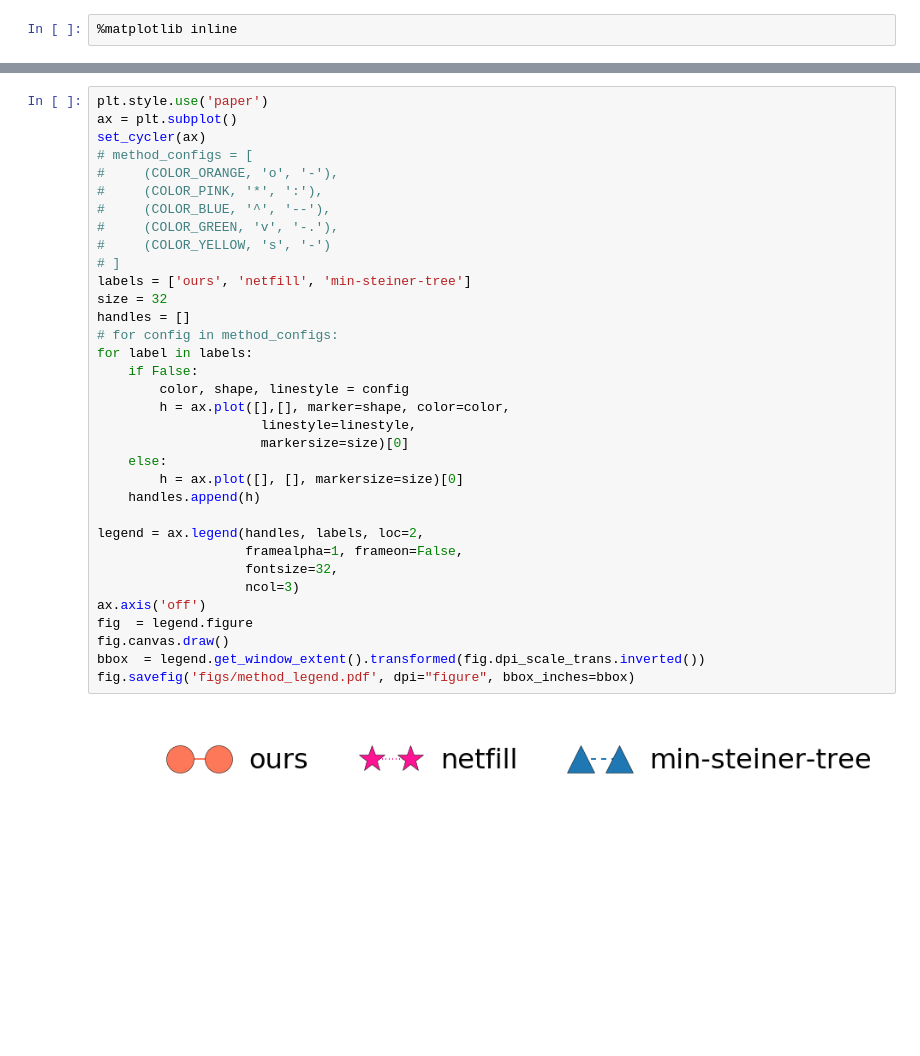
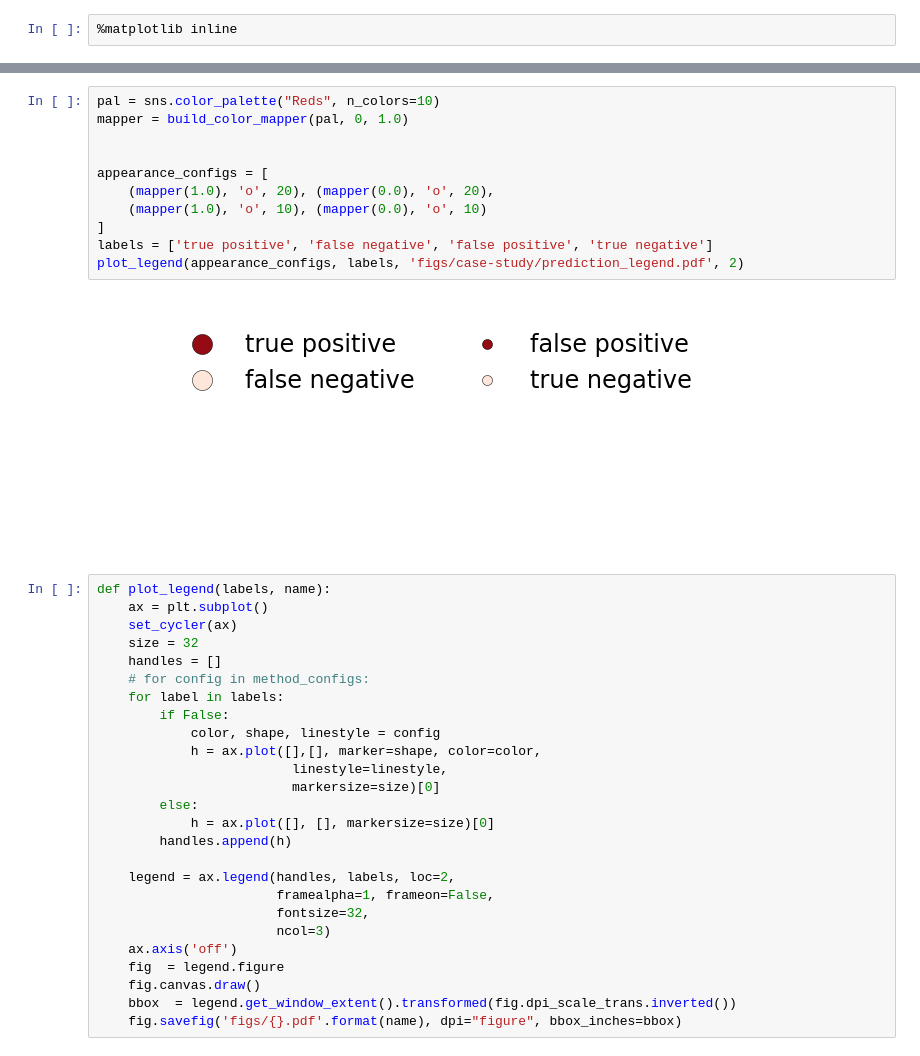
Before and after one commit to xiaohan2012/cascade-reconstruction-by-tree-samples, a Jupyter notebook: legend_and_colorbars.ipynb, the cells around one changed output, grey strips where cells are left out. Saved outputs shown, nothing was run; the diff lists cells and outputs as text; blank space fills up the shorter version.

```diff
--- a/legend_and_colorbars.ipynb
+++ b/legend_and_colorbars.ipynb
@@ -48,36 +44,39 @@ for o in outputs:
+# %%
+pal = sns.color_palette("Reds", n_colors=10)
+mapper = build_color_mapper(pal, 0, 1.0)
+
+
+appearance_configs = [
+    (mapper(1.0), 'o', 20), (mapper(0.0), 'o', 20),
+    (mapper(1.0), 'o', 10), (mapper(0.0), 'o', 10)
+]
+labels = ['true positive', 'false negative', 'false positive', 'true negative']
+plot_legend(appearance_configs, labels, 'figs/case-study/prediction_legend.pdf', 2)
+# %% [output]
+[figure, added]
 # %%
-plt.style.use('paper')
-ax = plt.subplot()
-set_cycler(ax)
-# method_configs = [
-#     (COLOR_ORANGE, 'o', '-'),
-#     (COLOR_PINK, '*', ':'),
-#     (COLOR_BLUE, '^', '--'),
-#     (COLOR_GREEN, 'v', '-.'),
-#     (COLOR_YELLOW, 's', '-')
-# ]
-labels = ['ours', 'netfill', 'min-steiner-tree']
-size = 32
-handles = []
-# for config in method_configs:
-for label in labels:
-    if False:
-        color, shape, linestyle = config
-        h = ax.plot([],[], marker=shape, color=color,
-                     linestyle=linestyle,
-                     markersize=size)[0]
-    else:
-        h = ax.plot([], [], markersize=size)[0]
-    handles.append(h)
+def plot_legend(labels, name):
+    ax = plt.subplot()
+    set_cycler(ax)
+    size = 32
+    handles = []
+    # for config in method_configs:
+    for label in labels:
+        if False:
+            color, shape, linestyle = config
+            h = ax.plot([],[], marker=shape, color=color,
+                         linestyle=linestyle,
+                         markersize=size)[0]
+        else:
+            h = ax.plot([], [], markersize=size)[0]
+        handles.append(h)
 
-legend = ax.legend(handles, labels, loc=2,
-                   framealpha=1, frameon=False,
-                   fontsize=32,
-                   ncol=3)
-ax.axis('off')
-fig  = legend.figure
-fig.canvas.draw()
-bbox  = legend.get_window_extent().transformed(fig.dpi_scale_trans.inverted())
-fig.savefig('figs/method_legend.pdf', dpi="figure", bbox_inches=bbox)
+    legend = ax.legend(handles, labels, loc=2,
+                       framealpha=1, frameon=False,
+                       fontsize=32,
+                       ncol=3)
+    ax.axis('off')
+    fig  = legend.figure
+    fig.canvas.draw()
+    bbox  = legend.get_window_extent().transformed(fig.dpi_scale_trans.inverted())
+    fig.savefig('figs/{}.pdf'.format(name), dpi="figure", bbox_inches=bbox)
-# %% [output]
-[figure, removed]
```
Also changed, not shown: parts of 9 cells of this notebook.
